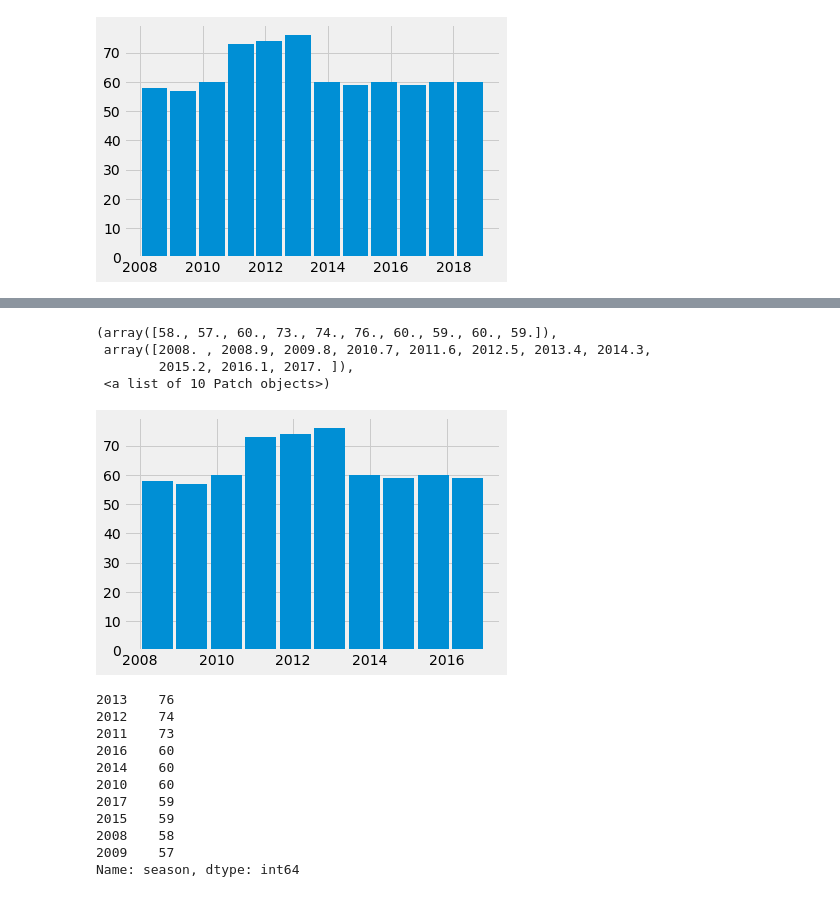
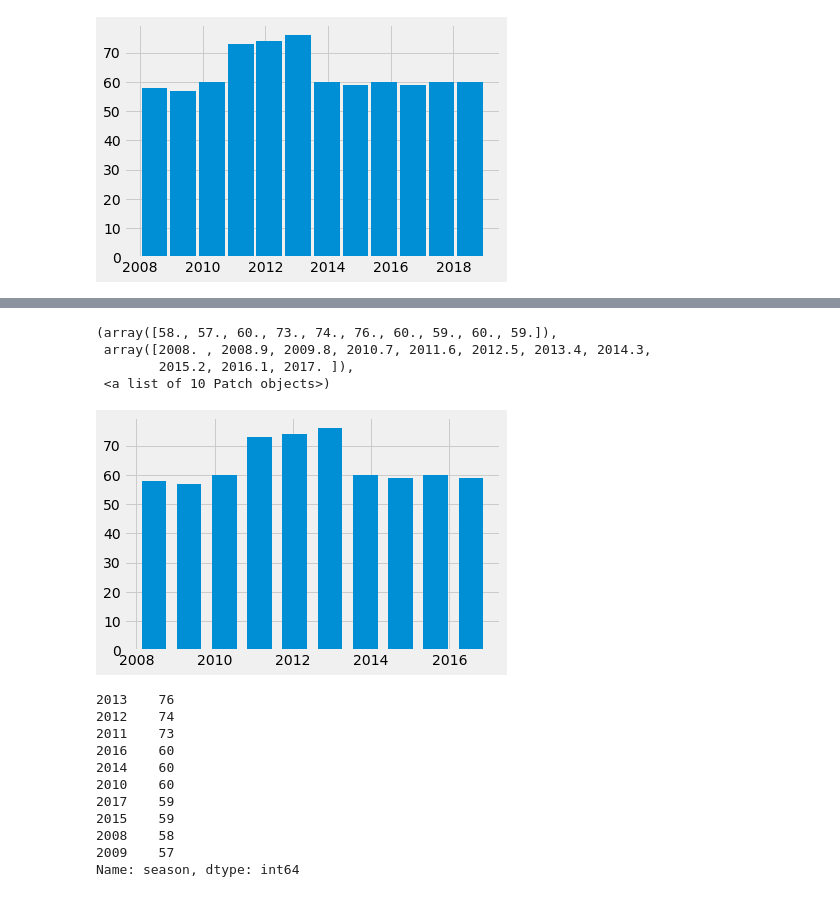
Before and after one commit to anmolrajarora/ML, a Jupyter notebook: IPL.ipynb, the cells around one changed output, grey strips where cells are left out. Saved outputs shown, nothing was run; the diff lists cells and outputs as text; code cells hidden in the pictures.

```diff
--- a/IPL.ipynb
+++ b/IPL.ipynb
@@ -404,11 +582,11 @@ plt.hist(dataset["season"], rwidth=0.9, bins=12)
 # %%
-plt.hist(dataset[(dataset["season"] != 2019) & (dataset["season"] != 2018)]["season"], rwidth=0.9)
+plt.hist(dataset[(dataset["season"] != 2019) & (dataset["season"] != 2018)]["season"], rwidth=0.7)
 # %% [output]
 (array([58., 57., 60., 73., 74., 76., 60., 59., 60., 59.]),
  array([2008. , 2008.9, 2009.8, 2010.7, 2011.6, 2012.5, 2013.4, 2014.3,
         2015.2, 2016.1, 2017. ]),
  <a list of 10 Patch objects>)
-[figure, old version]
+[figure, new version]
 # %%
 pd.value_counts(dataset[(dataset["season"] != 2019) & (dataset["season"] != 2018)]["season"])
 # %% [output]
```
Also changed, not shown: parts of 40 cells of this notebook, 1 other file.
